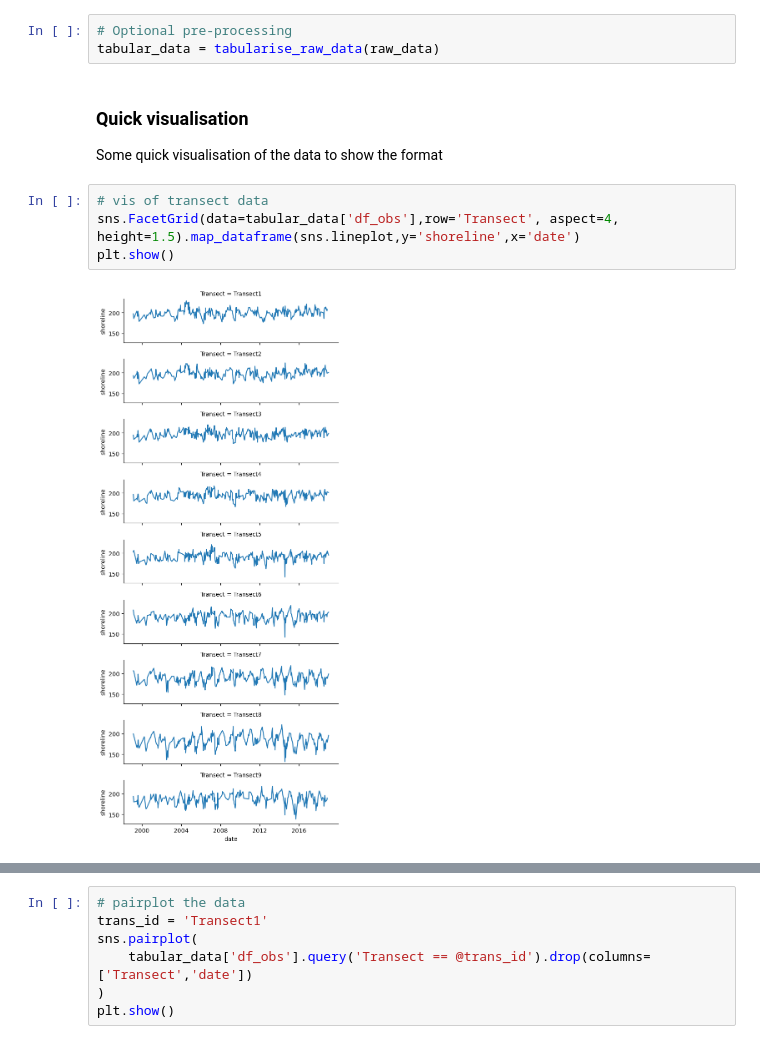
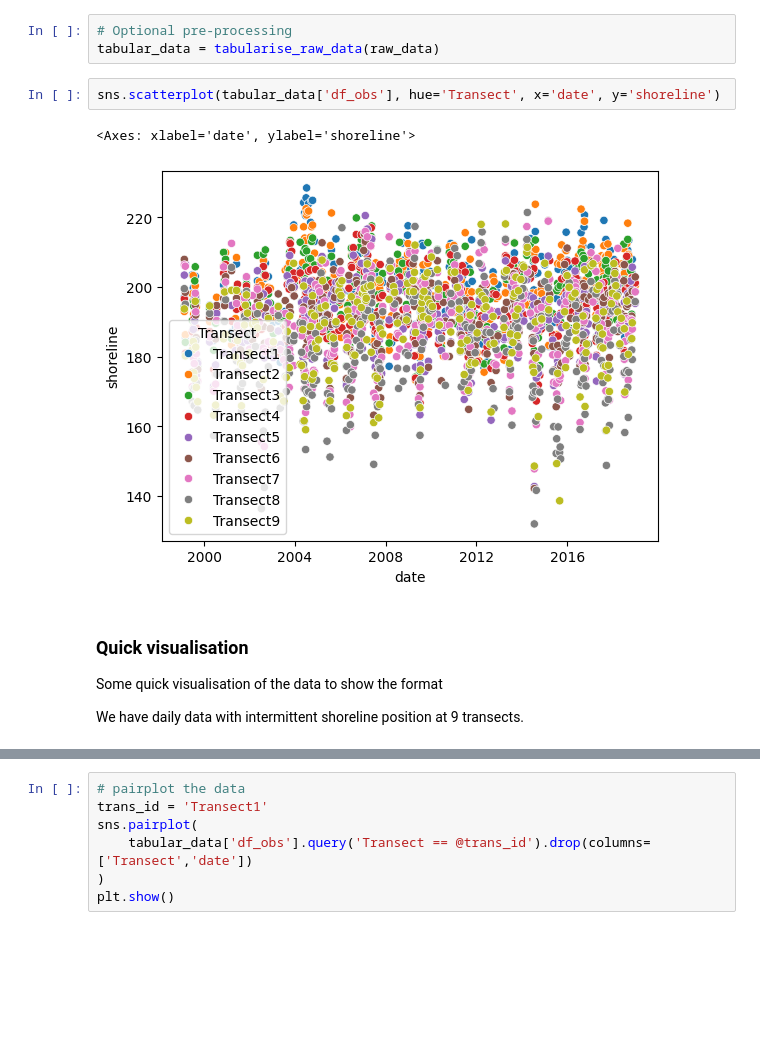
Before and after one commit to simmonsja/ShoreModel_Benchmark, a Jupyter notebook: 3.modelling_template.ipynb, the cells around one changed output, grey strips where cells are left out. Cells and saved outputs as stored; diff of their text form; blank space fills up the shorter version.

```diff
--- a/3.modelling_template.ipynb
+++ b/3.modelling_template.ipynb
@@ -62,12 +87,13 @@ Here is provided a template for optional preprocessing steps that can be used to
 # %%
 # Optional pre-processing
 tabular_data = tabularise_raw_data(raw_data)
+# %%
+sns.scatterplot(tabular_data['df_obs'], hue='Transect', x='date', y='shoreline')
+# %% [output]
+<Axes: xlabel='date', ylabel='shoreline'>
+[figure, added]
 # %% [markdown]
 ### Quick visualisation
 Some quick visualisation of the data to show the format
+
+We have daily data with intermittent shoreline position at 9 transects.
-# %%
-# vis of transect data
-sns.FacetGrid(data=tabular_data['df_obs'],row='Transect', aspect=4, height=1.5).map_dataframe(sns.lineplot,y='shoreline',x='date')
-plt.show()
-# %% [output]
-[figure, old version]
```
Also changed, not shown: parts of 20 cells of this notebook, 2 other files.
